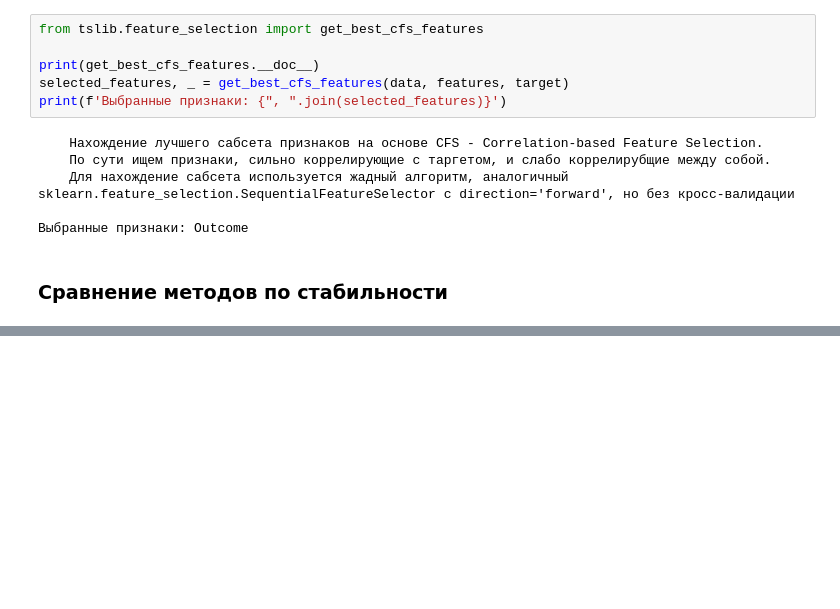
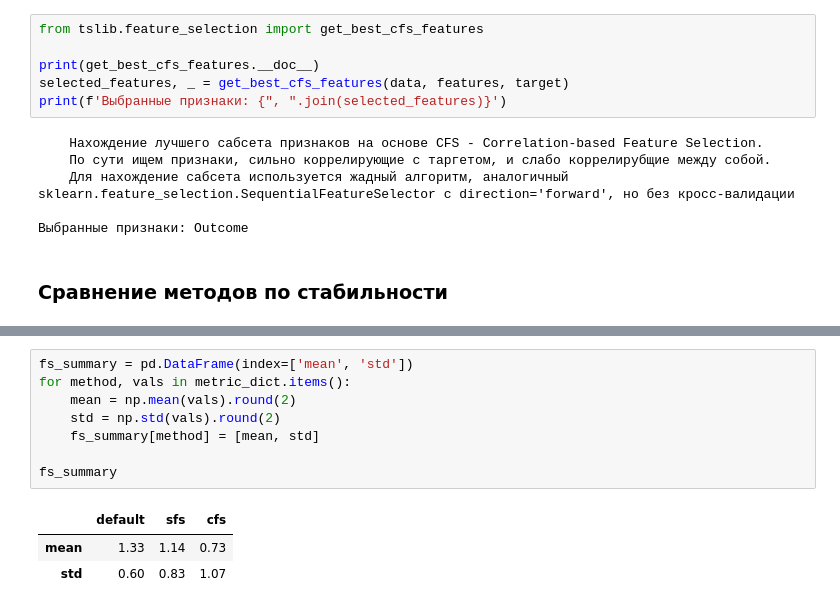
Before and after one commit to AndBoyS/hse-time-series-liquidity, a Jupyter notebook: notebooks/Feature-selection.ipynb, the cells around one changed output, grey strips where cells are left out. Saved outputs shown, nothing was run; the diff lists cells and outputs as text; blank space fills up the shorter version.

```diff
--- a/notebooks/Feature-selection.ipynb
+++ b/notebooks/Feature-selection.ipynb
@@ -104,0 +141,12 @@ print(f'Выбранные признаки: {", ".join(selected_features)}')
+# %%
+fs_summary = pd.DataFrame(index=['mean', 'std'])
+for method, vals in metric_dict.items():
+    mean = np.mean(vals).round(2)
+    std = np.std(vals).round(2)
+    fs_summary[method] = [mean, std]
+
+fs_summary
+# %% [output]
+|  | default | sfs | cfs |
+| mean | 1.33 | 1.14 | 0.73 |
+| std | 0.60 | 0.83 | 1.07 |
```
Also changed, not shown: parts of 3 cells of this notebook, 3 other files.
